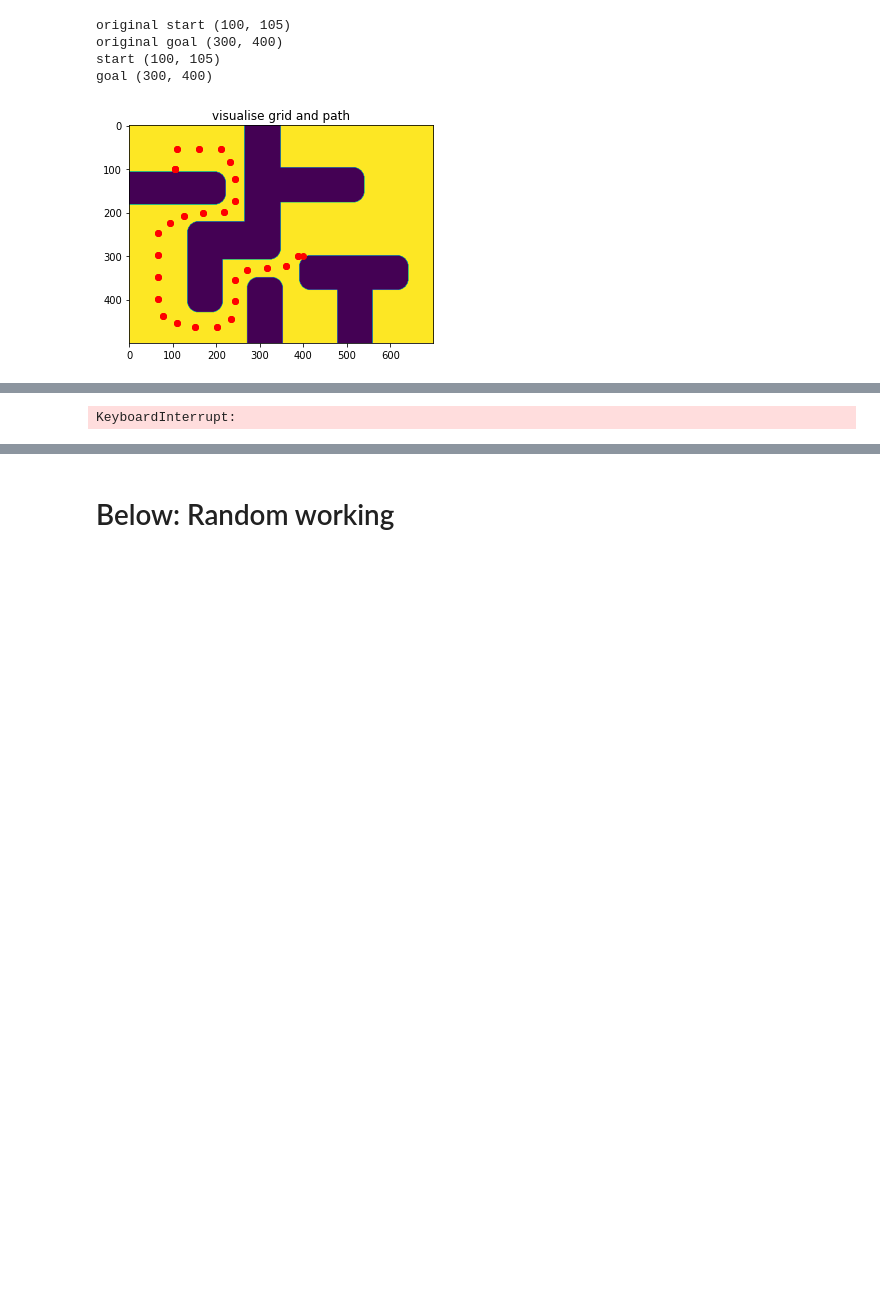
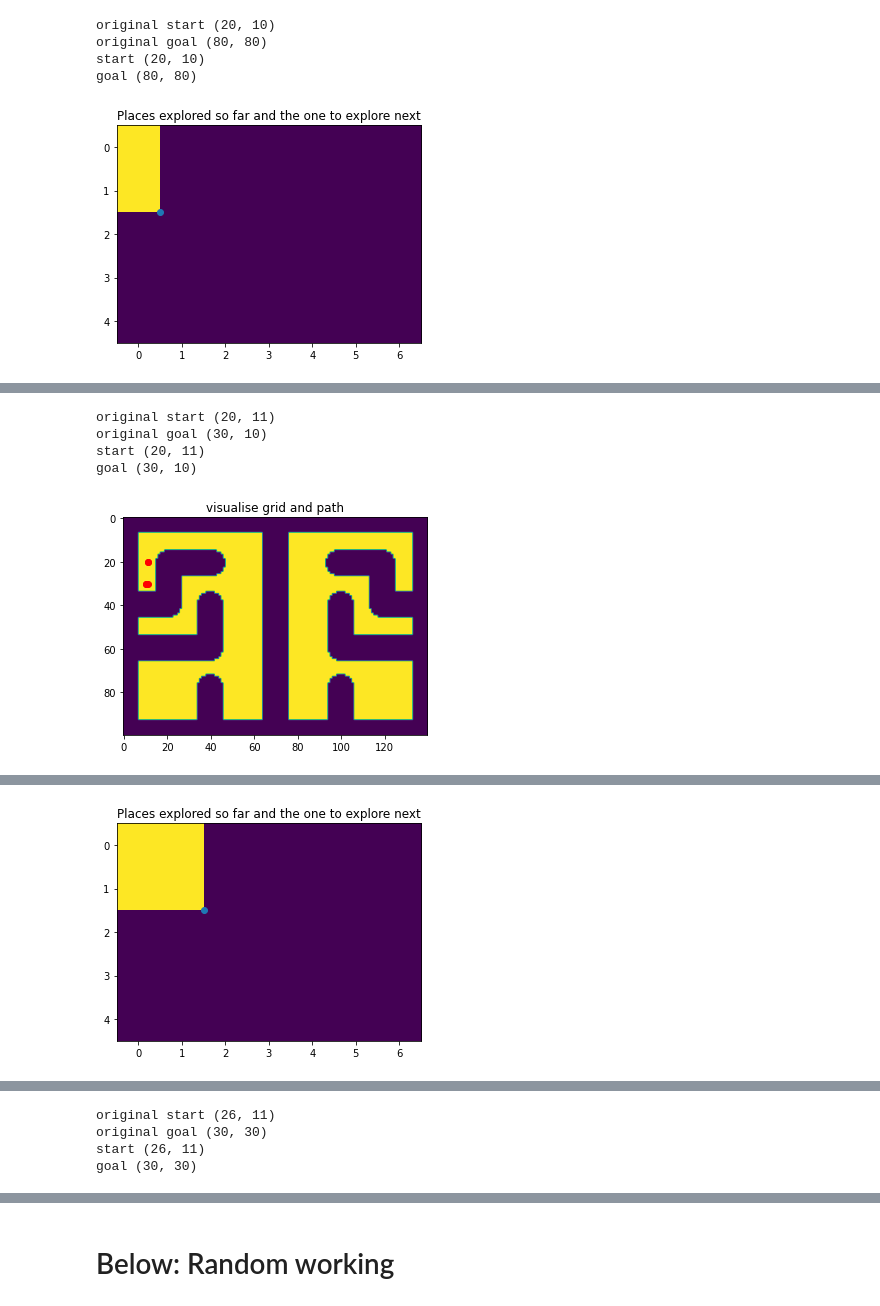
Before and after one commit to aliencaocao/TIL-2022, a Jupyter notebook: til-final-2022.1.1-lower/Robo_autonomy_wip.ipynb, the cells around one changed output, grey strips where cells are left out. Cells and saved outputs as stored; diff of their text form; code cells hidden in the pictures; blank space fills up the shorter version.

Commit message:
added auto explore functionality for robo when there is no LOI

```diff
--- a/til-final-2022.1.1-lower/Robo_autonomy_wip.ipynb
+++ b/til-final-2022.1.1-lower/Robo_autonomy_wip.ipynb
@@ -337,6 +366,6 @@ MaxRetryError: HTTPConnectionPool(host='localhost', port=5566): Max retries exce
 # %%
 #Tune here
-tracker = PIDController(Kp=(0.4, 0.5), Kd=(0.4, 0.5), Ki=(0.0, 0.0)) #first: displacement, second: angle
+tracker = PIDController(Kp=(0.4, 0.2), Kd=(0.4, 0.2), Ki=(0.0, 0.0)) #first: displacement, second: angle
 # %%
 # Main loop
 while True:
@@ -348,11 +377,15 @@ while True:
         # no new data, continue to next iteration.
         continue
 
+    #Set this location as visited in the planner (so no need to visit here again if there are no clues)
+    planner.visit(pose[:2])
+
     # Filter out clues that were seen before
     clues = filter(new_clues, clues)
 
     # Process clues using NLP and determine any new locations of interest
     if clues:
+        clues=list(clues) #It bugs without this
         new_lois = nlp_service.locations_from_clues(clues) #new locations of interest
         update_locations(lois, new_lois)
         seen_clues.update([c.clue_id for c in clues])
@@ -368,20 +401,32 @@ while True:
     if not curr_loi:
         if len(lois) == 0:
             logging.getLogger('Main').info('No more locations of interest.')
-            # TODO: You ran out of LOIs. You could perform and random search for new
-            # clues or targets
-            break
+            explore_next = planner.get_explore(pose[:2])
+            if type(explore_next) == type(None):
+                break
+            plt.imshow(planner.big_grid)
+            plt.title("Places explored so far and the one to explore next")
+            plt.scatter([explore_next[0]],[explore_next[1]])
+            plt.show()
+            lois.append(explore_next)
+            #break
+
+        # Get new LOI
+        lois.sort(key=lambda l: euclidean_distance(l, pose), reverse=True)
+        curr_loi = lois.pop()
+        logging.getLogger('Main').info('Current LOI set to: {}'.format(curr_loi))
+
+        # Plan a path to the new LOI
+        logging.getLogger('Main').info('Planning path to: {}'.format(curr_loi))
+
+        path = planner.plan(pose[:2], curr_loi)
+        if type(path) == type(None):
+            logging.getLogger('Main').info('No possible path found, location skipped')
+            #print("lois",lois)
+            #print("seen:",seen_clues)
+            curr_loi = None
         else:
-            # Get new LOI
-            lois.sort(key=lambda l: euclidean_distance(l, pose), reverse=True)
-            curr_loi = lois.pop()
-            logging.getLogger('Main').info('Current LOI set to: {}'.format(curr_loi))
-
-            # Plan a path to the new LOI
-            logging.getLogger('Main').info('Planning path to: {}'.format(curr_loi))
-
-            path = planner.plan(pose[:2], curr_loi)
-            #path = [curr_loi,curr_loi]
+        #path = [curr_loi,curr_loi]
             path.reverse() # reverse so closest wp is last so that pop() is cheap , waypoint
             curr_wp = None
             logging.getLogger('Main').info('Path planned.')
@@ -408,7 +453,7 @@ while True:
                 ang_diff -= 360
 
             #logging.getLogger('Navigation').info('ang_to_wp: {}, hdg: {}, ang_diff: {}'.format(ang_to_wp, pose[2], ang_diff))
-            logging.getLogger('Navigation').info('Pose: {}'.format(pose))
+            #logging.getLogger('Navigation').info('Pose: {}'.format(pose))
 
             # Consider waypoint reached if within a threshold distance
             if dist_to_wp < REACHED_THRESHOLD_M:
@@ -420,7 +465,7 @@ while True:
             # Determine velocity commands given distance and heading to waypoint
             vel_cmd = tracker.update((dist_to_wp, ang_diff))
 
-            logging.getLogger('Navigation').info('dist: {} ang:{} vel:{}'.format(dist_to_wp,ang_diff,vel_cmd))
+            #logging.getLogger('Navigation').info('dist: {} ang:{} vel:{}'.format(dist_to_wp,ang_diff,vel_cmd))
 
             # reduce x velocity
             vel_cmd[0] *= np.cos(np.radians(ang_diff))
@@ -450,5 +497,5 @@ logging.getLogger('Main').info('Mission Terminated.')
-original start (100, 105)
-original goal (300, 400)
-start (100, 105)
-goal (300, 400)
+original start (20, 10)
+original goal (80, 80)
+start (20, 10)
+goal (80, 80)
-[figure, old version]
+[figure, new version]
@@ -472 +504,5 @@ goal (300, 400)
-KeyboardInterrupt:
+original start (20, 11)
+original goal (30, 10)
+start (20, 11)
+goal (30, 10)
+[figure, added]
@@ -472,0 +522 @@ KeyboardInterrupt:
+[figure, added]
@@ -472,0 +525,4 @@ KeyboardInterrupt:
+original start (26, 11)
+original goal (30, 30)
+start (26, 11)
+goal (30, 30)
```
Also changed, not shown: parts of 19 cells of this notebook, 2 other files.
